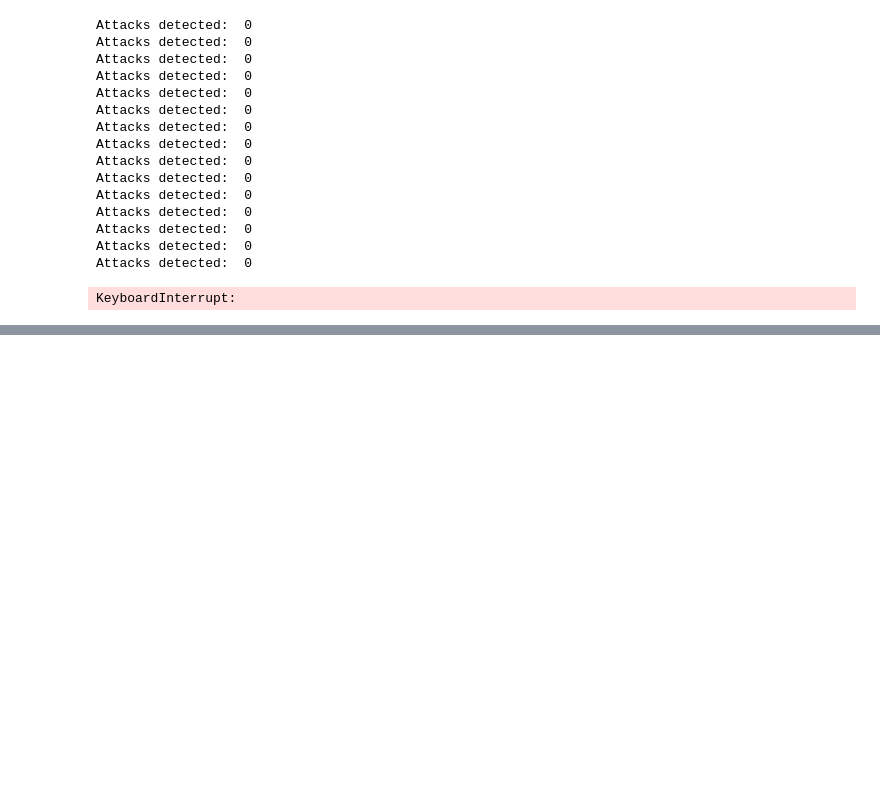
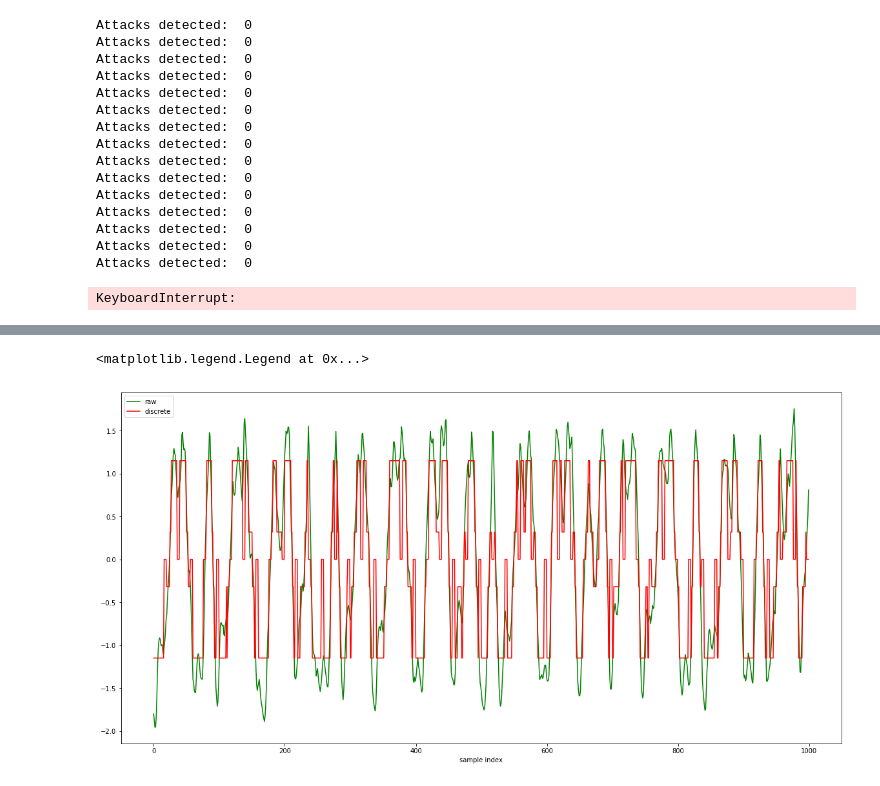
Before and after one commit to giannislelekas/CS4035, a Jupyter notebook: lab2/Discrete Task.ipynb, the cells around one changed output, grey strips where cells are left out. Cells and saved outputs as stored; diff of their text form; code cells hidden in the pictures; blank space fills up the shorter version.

```diff
--- a/lab2/Discrete Task.ipynb
+++ b/lab2/Discrete Task.ipynb
@@ -262,13 +269,11 @@ def optimal_parameters(train_signal, train_labels, test_signal, test_labels, win
 # %%
 train_signal = X1[:, 0]
+train_signal_scaled = X1_scaled[:, 0]
 train_labels = np.array(y1, copy=True)
 test_signal = X2[:, 0]
 test_labels = np.array(y2, copy=True)
 
-window_size = np.array([5, 10, 20, 40, 50, 100, 200])
-paa_segments = np.array([4, 8, 16, 32], dtype=int)
+window_size = np.array([20, 40, 50, 100, 200])
+paa_segments = np.array([2, 4, 8, 16], dtype=int)
 vocab_size = np.arange(3, 7, dtype=int)
-
-
-S, optimal_labels = optimal_parameters(train_signal, train_labels, test_signal, test_labels,
-                                              window_size, paa_segments, vocab_size, 0.01)
+gamma=0.01
@@ -289,0 +298,11 @@ print(cm)
+# %%
+discrete_signal = discretize(train_signal_scaled, window_size[ind[0]], paa_segments[ind[1]], vocab_size[ind[2]])
+
+plt.figure(figsize=(20,10))
+plt.plot(train_signal_scaled[:1000], color='g', label = 'raw')
+plt.plot(discrete_signal[:1000], color='r', label = 'discrete')
+plt.xlabel("sample index")
+plt.legend()
+# %% [output]
+<matplotlib.legend.Legend at 0x...>
+[figure, added]
```
Also changed, not shown: parts of 59 cells of this notebook, 6 other files.
